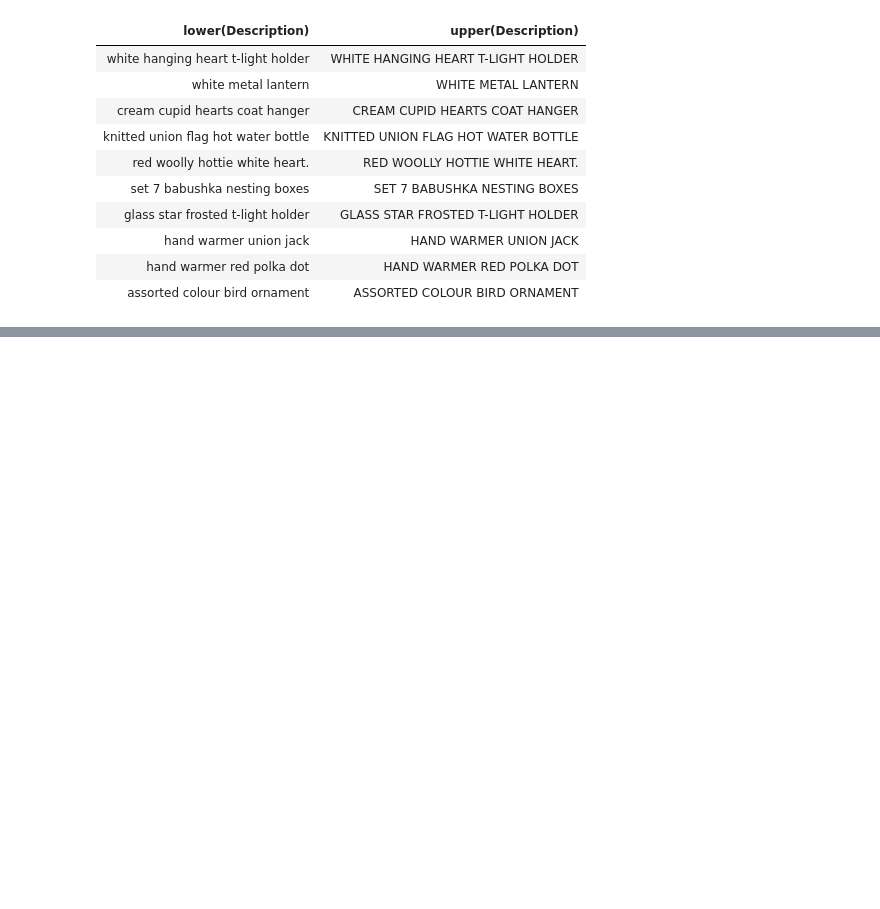
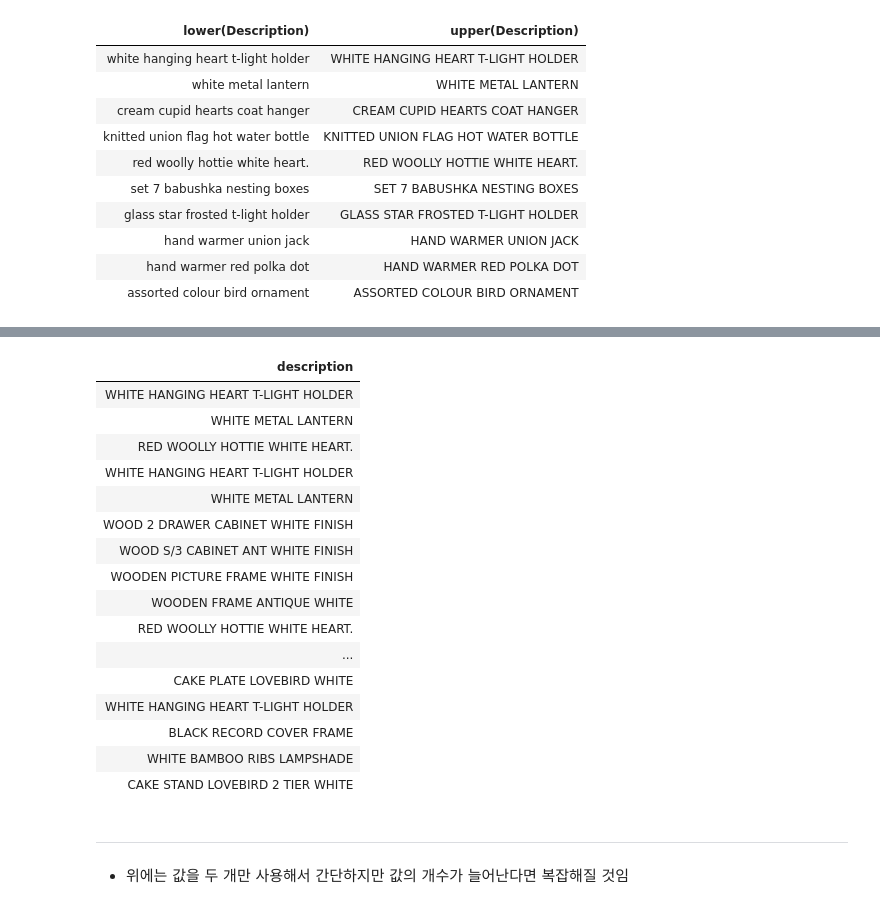
Before and after one commit to PingPingE/Spark, a Jupyter notebook: Part2/Chapter6.ipynb, the cells around one changed output, grey strips where cells are left out. Cells and saved outputs as stored; diff of their text form; code cells hidden in the pictures; blank space fills up the shorter version.

```diff
--- a/Part2/Chapter6.ipynb
+++ b/Part2/Chapter6.ipynb
@@ -178,0 +249,28 @@ display(df.select(F.ltrim('Description'), F.rtrim('Description'), F.rpad('Descri
+# %%
+#값 추출 없이 단순히 값의 존재 여부를 확인하고 싶을 때
+containsBlack = F.instr(F.col('description'), 'BLACK') >=1
+containsWhite= F.instr(F.col('description'), 'WHITE') >=1
+
+display(df.withColumn('hasSimpleColor', containsBlack | containsWhite)\
+.where('hasSimpleColor').select('description'))
+# %% [output]
+| description |
+| WHITE HANGING HEART T-LIGHT HOLDER |
+| WHITE METAL LANTERN |
+| RED WOOLLY HOTTIE WHITE HEART. |
+| WHITE HANGING HEART T-LIGHT HOLDER |
+| WHITE METAL LANTERN |
+| WOOD 2 DRAWER CABINET WHITE FINISH |
+| WOOD S/3 CABINET ANT WHITE FINISH |
+| WOODEN PICTURE FRAME WHITE FINISH |
+| WOODEN FRAME ANTIQUE WHITE |
+| RED WOOLLY HOTTIE WHITE HEART. |
+| ... |
+| CAKE PLATE LOVEBIRD WHITE |
+| WHITE HANGING HEART T-LIGHT HOLDER |
+| BLACK RECORD COVER FRAME |
+| WHITE BAMBOO RIBS LAMPSHADE |
+| CAKE STAND LOVEBIRD 2 TIER WHITE |
+# %% [markdown]
+------
+- 위에는 값을 두 개만 사용해서 간단하지만 값의 개수가 늘어난다면 복잡해질 것임
```
Also changed, not shown: parts of 7 cells of this notebook.
